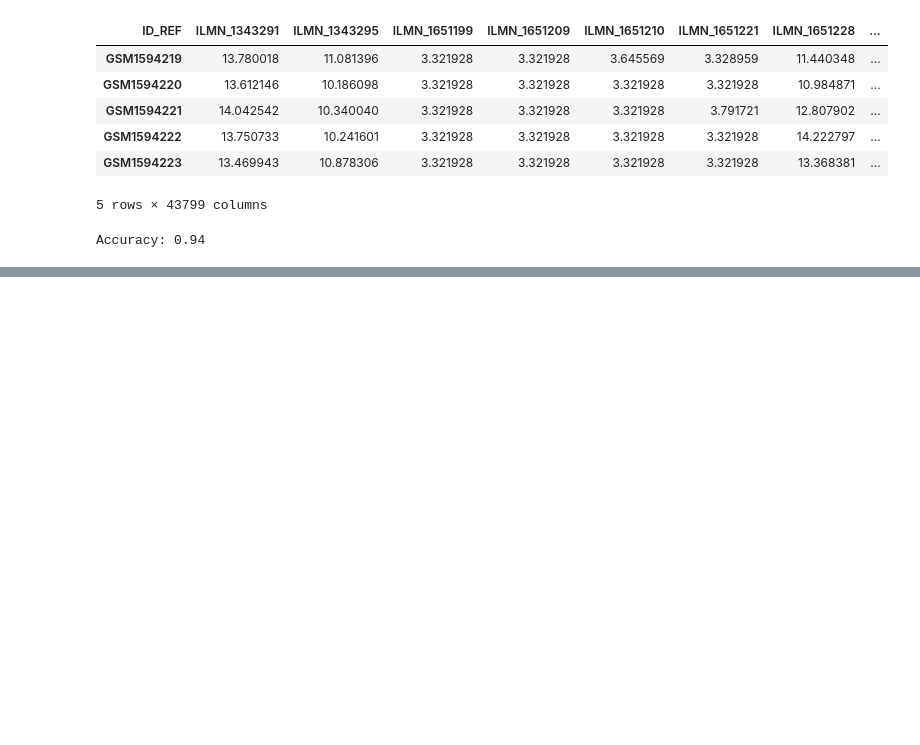
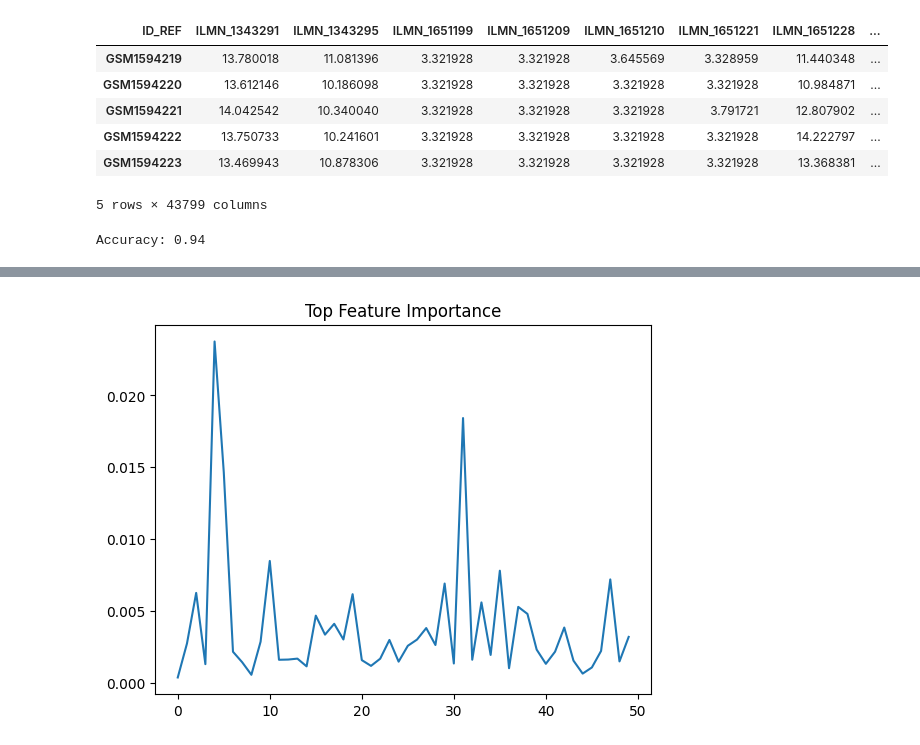
Before and after one commit to Sristi867/lupus-ml-causal-analysis, a Jupyter notebook: Lupus_Detection.ipynb, the cells around one changed output, grey strips where cells are left out. Saved outputs shown, nothing was run; the diff lists cells and outputs as text; code cells hidden in the pictures; blank space fills up the shorter version.

```diff
--- a/Lupus_Detection.ipynb
+++ b/Lupus_Detection.ipynb
@@ -107,0 +115,9 @@ Accuracy: 0.94
+# %%
+import matplotlib.pyplot as plt
+
+importances = model.feature_importances_
+plt.plot(importances[:50])
+plt.title("Top Feature Importance")
+plt.show()
+# %% [output]
+[figure, added]
```
Also changed, not shown: parts of 2 cells of this notebook.
